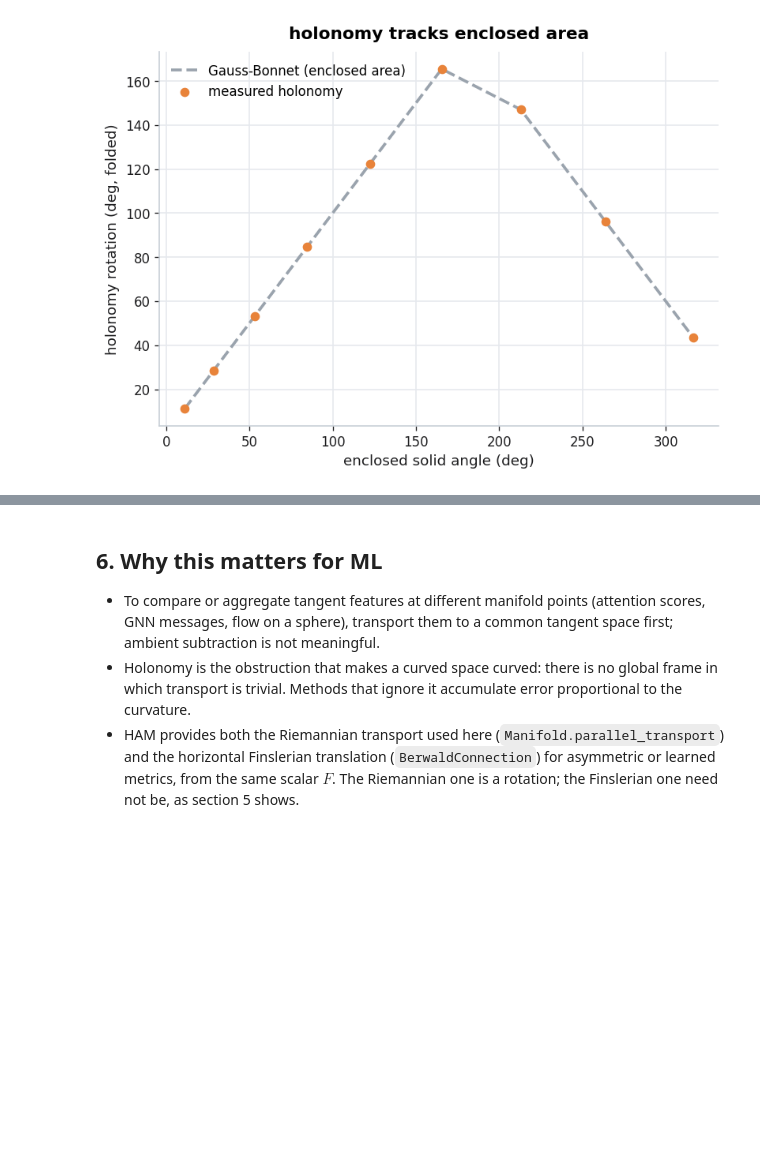
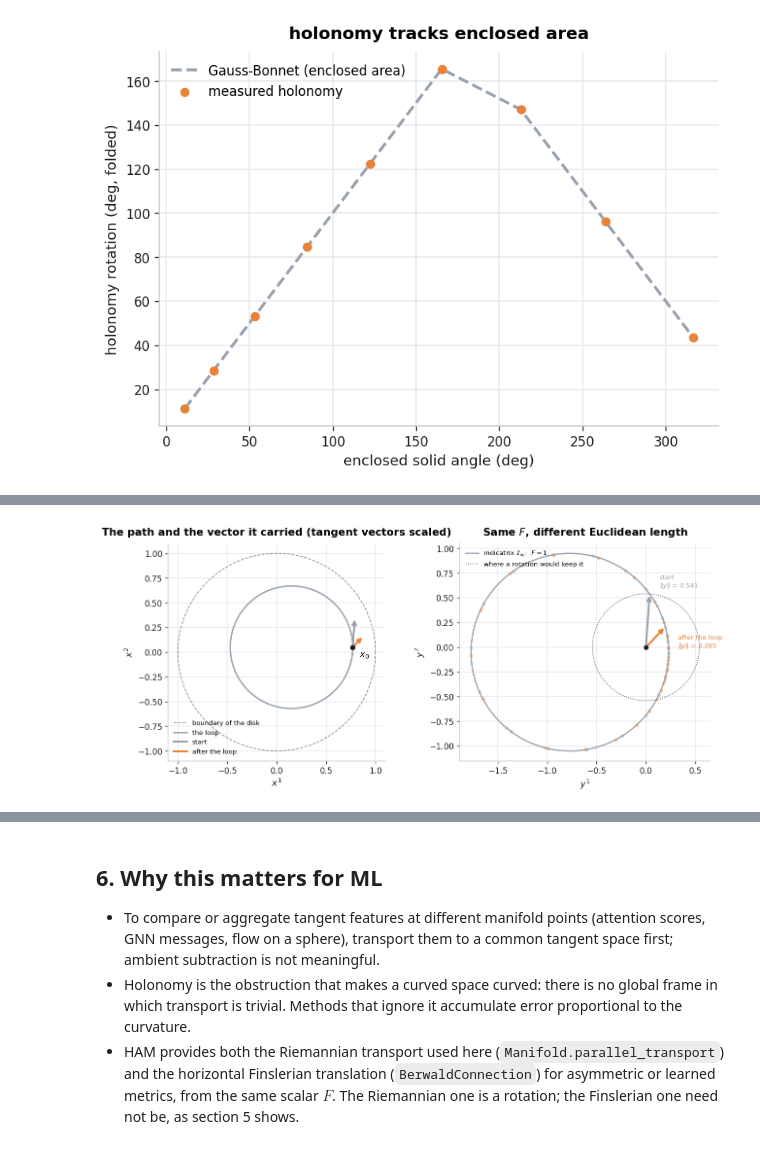
Before and after one commit to hubibala/finslerax, a Jupyter notebook: examples/notebooks/demo_parallel_transport.ipynb, the cells around one changed output, grey strips where cells are left out. Cells and saved outputs as stored; diff of their text form; code cells hidden in the pictures; blank space fills up the shorter version.

```diff
--- a/examples/notebooks/demo_parallel_transport.ipynb
+++ b/examples/notebooks/demo_parallel_transport.ipynb
@@ -280,0 +236,53 @@ Finsler metrics the group it generates is infinite dimensional (Hubicska–Matve
+# %%
+fig, (ax1, ax2) = plt.subplots(1, 2, figsize=(11, 4.8))
+bd = np.linspace(0, 2 * np.pi, 400)
+
+# --- left: the manifold, the loop, and the vector before and after ---
+ax1.plot(np.cos(bd), np.sin(bd), color=PALETTE["ink"], lw=1.0, ls="--", alpha=0.5,
+         label="boundary of the disk")
+ax1.plot(*np.asarray(disk_loop()[0])[::40].T, color=PALETTE["muted"], lw=1.8, label="the loop")
+ax1.scatter(*np.asarray(x0), s=30, color=PALETTE["ink"], zorder=6)
+ax1.annotate(r"$x_0$", xy=np.asarray(x0), xytext=(8, -12), textcoords="offset points")
+
+S = 0.55  # tangent vectors drawn scaled, so they sit legibly on the base manifold
+for vec, col, lab in ((Y1[0], PALETTE["muted"], "start"),
+                      (P1[0], PALETTE["accent"], "after the loop")):
+    ax1.annotate("", xy=np.asarray(x0) + S * vec, xytext=np.asarray(x0),
+                 arrowprops=dict(arrowstyle="-|>", color=col, lw=2.4))
+    ax1.plot([], [], color=col, lw=2.4, label=lab)
+ax1.set_aspect("equal")
+ax1.set_title("The path and the vector it carried (tangent vectors scaled)")
+ax1.set_xlabel("$x^1$")
+ax1.set_ylabel("$x^2$")
+ax1.legend(fontsize=8, loc="lower left")
+
+# --- right: the tangent space at x0 ---
+curve = np.asarray(jax.vmap(unit_cost, in_axes=(None, None, 0))(
+    funk, x0, jnp.linspace(0, 2 * jnp.pi, 400, endpoint=False)))
+ax2.plot(*np.vstack([curve, curve[:1]]).T, color=PALETTE["muted"], lw=1.6,
+         label=r"indicatrix $\mathcal{I}_{x_0}$:  $F=1$")
+
+r_start = np.linalg.norm(Y1[0])
+ax2.plot(r_start * np.cos(bd), r_start * np.sin(bd), color=PALETTE["ink"], lw=1.0, ls=":",
+         alpha=0.8, label="where a rotation would keep it")
+
+ax2.scatter(*Y_ring.T, s=12, color=PALETTE["muted"], alpha=0.35, zorder=3)
+ax2.scatter(*P_ring.T, s=12, color=PALETTE["accent"], alpha=0.35, zorder=3)
+
+for vec, col, lab in ((Y1[0], PALETTE["muted"], "start"),
+                      (P1[0], PALETTE["accent"], "after the loop")):
+    ax2.annotate("", xy=vec, xytext=(0, 0), arrowprops=dict(arrowstyle="-|>", color=col, lw=2.4))
+    off = (12, 8) if lab == "start" else (16, -26)
+    ax2.annotate(f"{lab}\n$\\|y\\|$ = {np.linalg.norm(vec):.3f}", xy=vec, xytext=off,
+                 textcoords="offset points", fontsize=8, color=col)
+ax2.scatter([0], [0], s=24, color=PALETTE["ink"], zorder=6)
+ax2.set_aspect("equal")
+ax2.set_title("Same $F$, different Euclidean length")
+ax2.set_xlabel("$y^1$")
+ax2.set_ylabel("$y^2$")
+ax2.legend(fontsize=8, loc="upper left")
+
+fig.tight_layout()
+plt.show()
+# %% [output]
+[figure, added]
```
Also changed, not shown: parts of 7 cells of this notebook.
